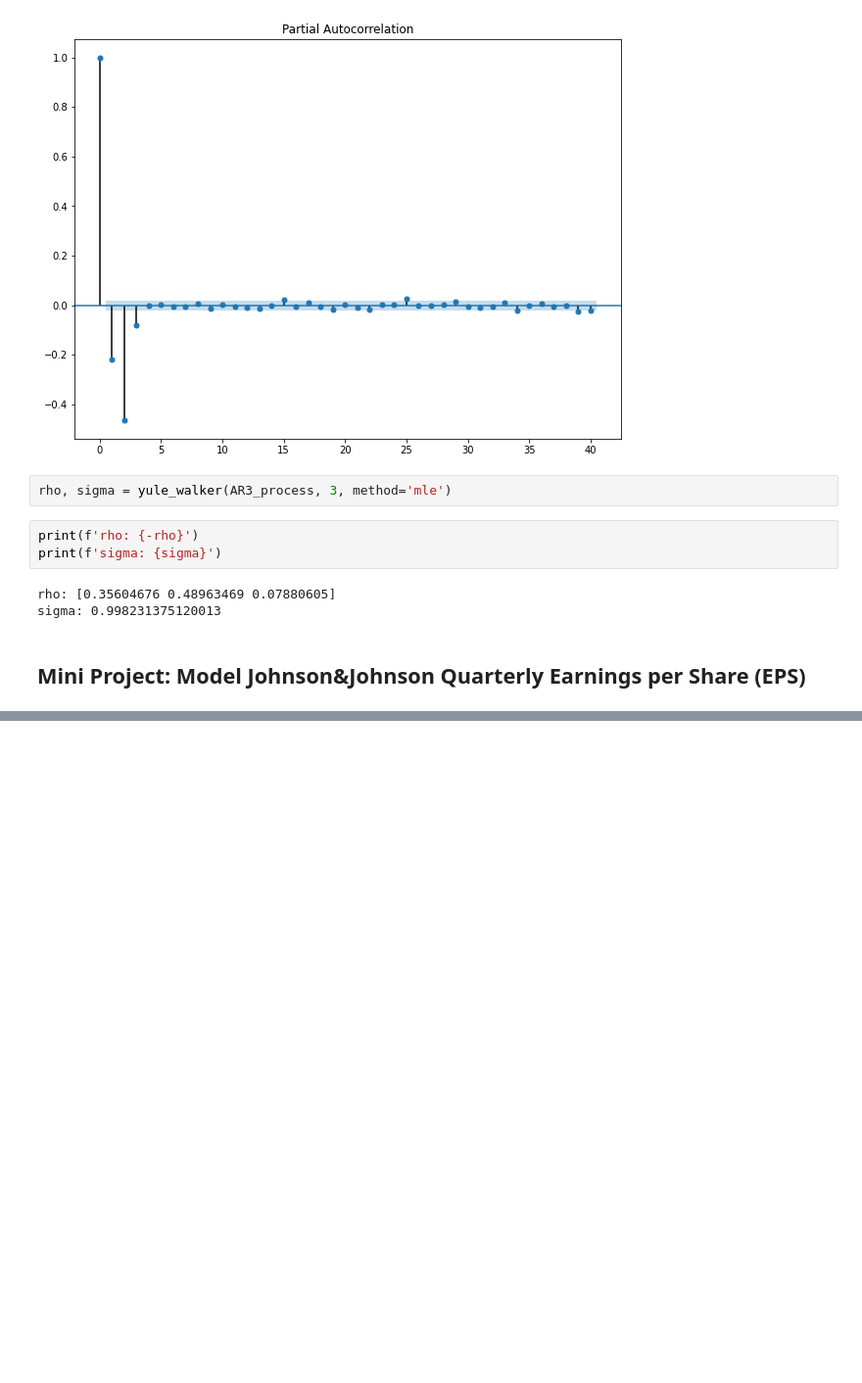
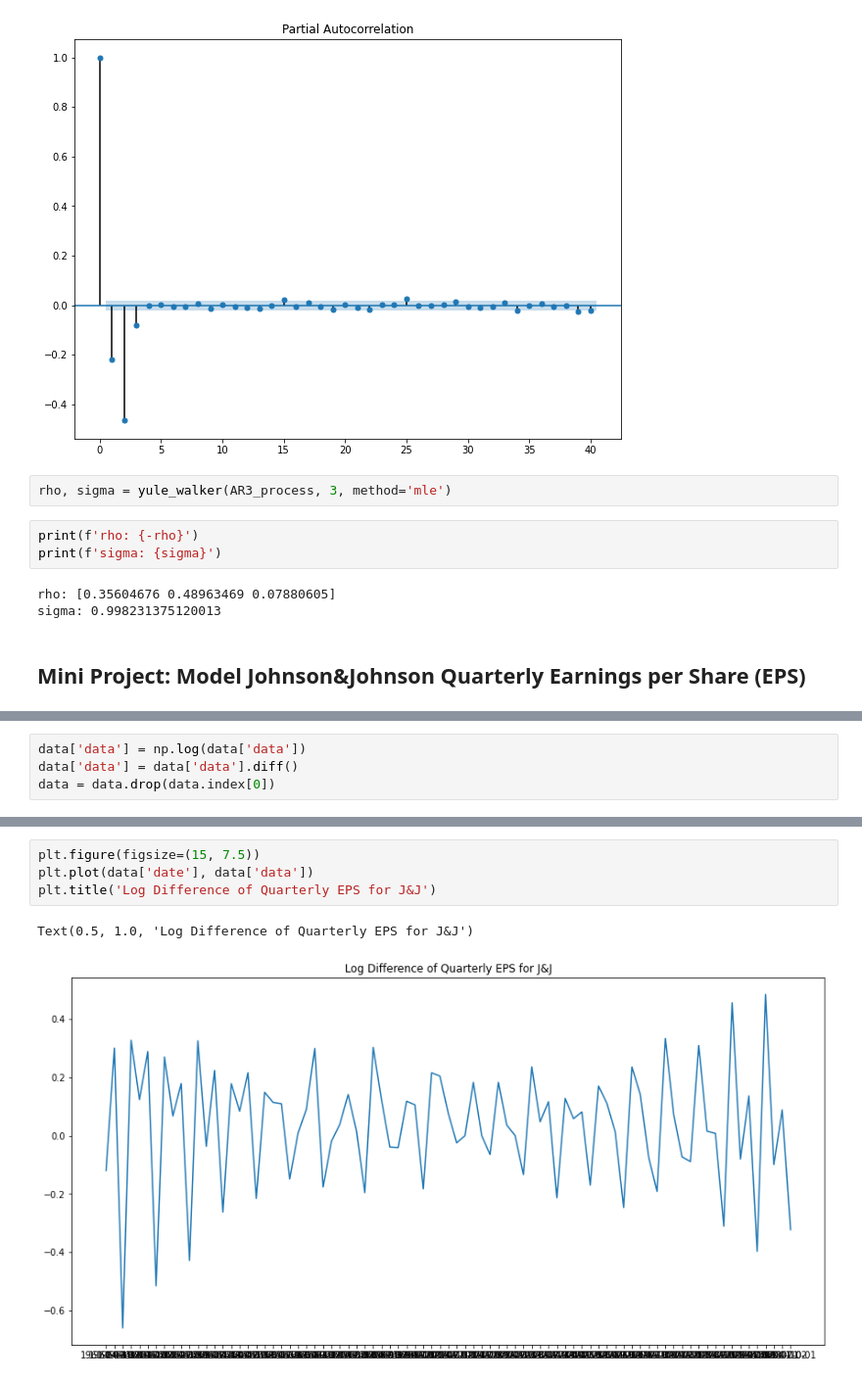
Before and after one commit to thiago2608santana/Analise_Series_Temporais, a Jupyter notebook: Autoregressive_Model.ipynb, the cells around one changed output, grey strips where cells are left out. Shown at 98% size. Cells and saved outputs as stored; diff of their text form; blank space fills up the shorter version.

```diff
--- a/Autoregressive_Model.ipynb
+++ b/Autoregressive_Model.ipynb
@@ -84,0 +124,4 @@ sigma: 0.998231375120013
+# %%
+data['data'] = np.log(data['data'])
+data['data'] = data['data'].diff()
+data = data.drop(data.index[0])
@@ -84,0 +137,7 @@ sigma: 0.998231375120013
+# %%
+plt.figure(figsize=(15, 7.5))
+plt.plot(data['date'], data['data'])
+plt.title('Log Difference of Quarterly EPS for J&J')
+# %% [output]
+Text(0.5, 1.0, 'Log Difference of Quarterly EPS for J&J')
+[figure, added]
```
Also changed, not shown: parts of 13 cells of this notebook.
